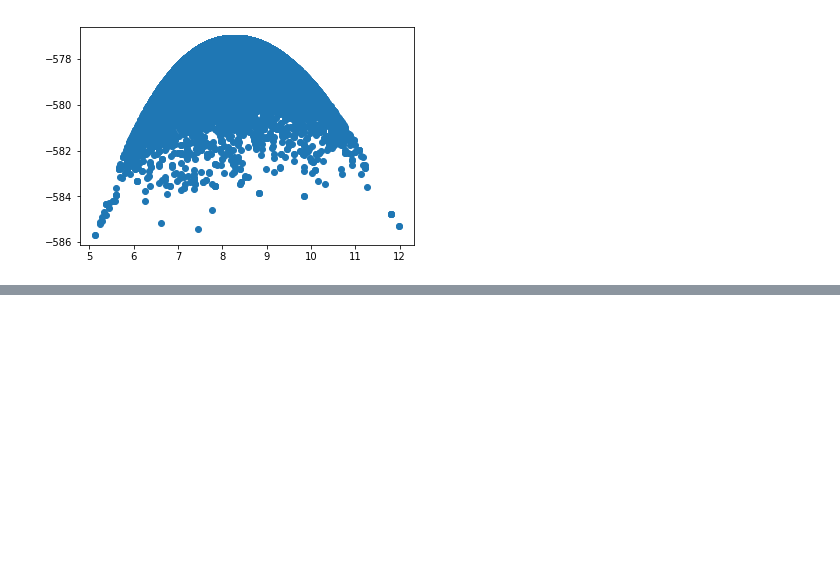
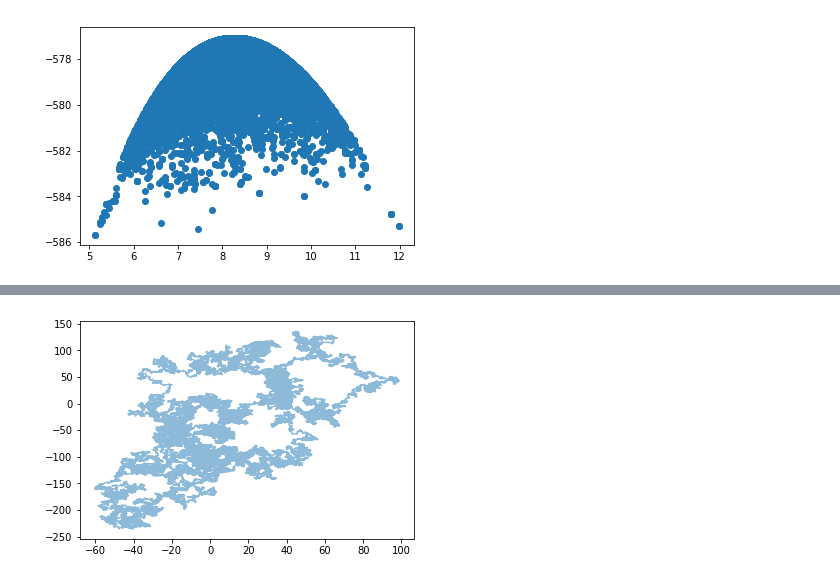
Before and after one commit to JoseMontanaC/Metodos_Computacionales, a Jupyter notebook: Repaso_Ejercicios/Ejercicio_9/Ejercicio_9.ipynb, the cells around one changed output, grey strips where cells are left out. Drawn from its saved outputs; the diff is of its cells as text; code cells hidden in the pictures; blank space fills up the shorter version.

```diff
--- a/Repaso_Ejercicios/Ejercicio_9/Ejercicio_9.ipynb
+++ b/Repaso_Ejercicios/Ejercicio_9/Ejercicio_9.ipynb
@@ -101,0 +169,5 @@ plt.scatter(param[:,1], posterior)
+# %%
+plt.plot(lista_a, lista_b, alpha=0.5)
+plt.show()
+# %% [output]
+[figure, added]
```
Also changed, not shown: parts of 8 cells of this notebook.
